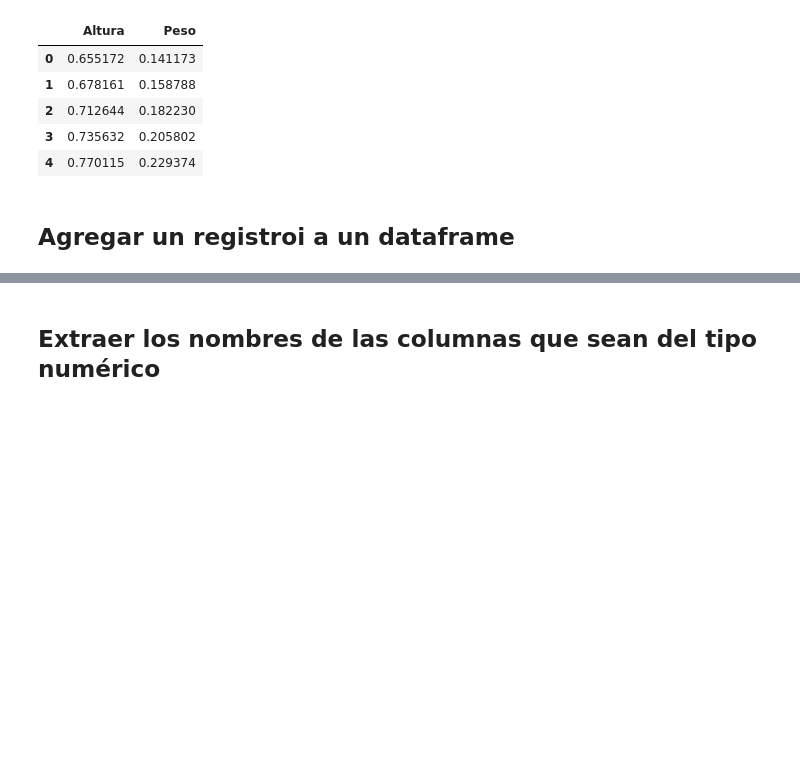
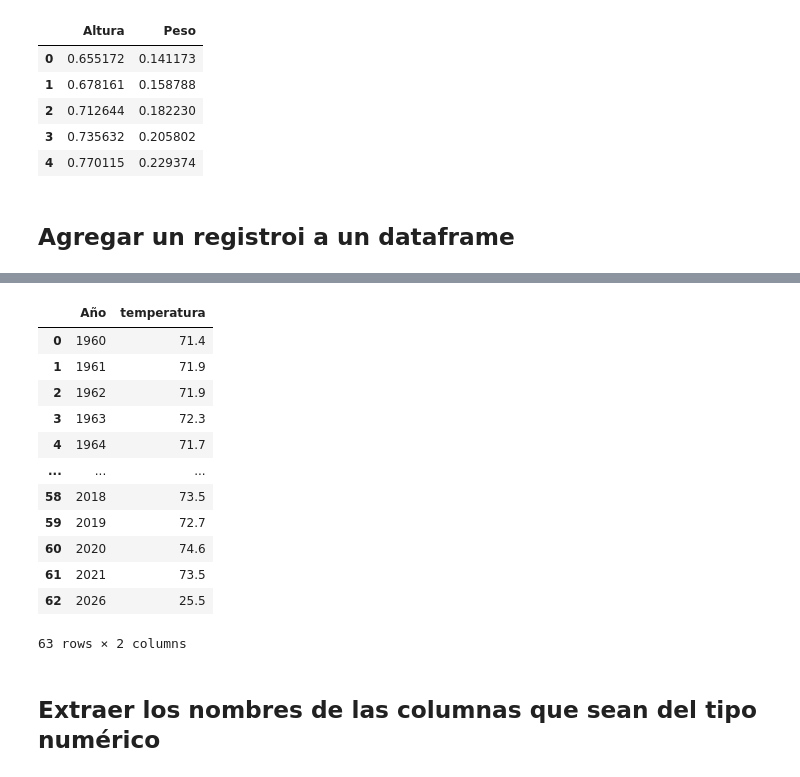
Before and after one commit to Vizuetcf09/desafio-programacion-python-ciencia-datos-3080127, a Jupyter notebook: desafio-programacion-python-ciencia-datos-3080127/02_procedimiento_y_analisis_de_datos/02_01_Correlacion_entre_dos_variables.ipynb, the cells around one changed output, grey strips where cells are left out. Cells and saved outputs as stored; diff of their text form; code cells hidden in the pictures; blank space fills up the shorter version.

```diff
--- a/desafio-programacion-python-ciencia-datos-3080127/02_procedimiento_y_analisis_de_datos/02_01_Correlacion_entre_dos_variables.ipynb
+++ b/desafio-programacion-python-ciencia-datos-3080127/02_procedimiento_y_analisis_de_datos/02_01_Correlacion_entre_dos_variables.ipynb
@@ -228,0 +239,5 @@ scaler_df.head()
+# %%
+### Code | Agregar un registro a un dataframe
+
+df = pd.read_csv('../data/temperaturas.csv', delimiter=";")
+df.head()
@@ -229,2 +251,21 @@ scaler_df.head()
+# %%
+new_data = {'Año': '2026', 'temperatura': 25.5}
+
+new_df = pd.concat([df, pd.DataFrame([new_data])], ignore_index=True)
+new_df
+# %% [output]
+|  | Año | temperatura |
+| 0 | 1960 | 71.4 |
+| 1 | 1961 | 71.9 |
+| 2 | 1962 | 71.9 |
+| 3 | 1963 | 72.3 |
+| 4 | 1964 | 71.7 |
+| ... | ... | ... |
+| 58 | 2018 | 73.5 |
+| 59 | 2019 | 72.7 |
+| 60 | 2020 | 74.6 |
+| 61 | 2021 | 73.5 |
+| 62 | 2026 | 25.5 |
+63 rows × 2 columns
 # %% [markdown]
 ## Extraer los nombres de las columnas que sean del tipo numérico
```
Also changed, not shown: parts of 23 cells of this notebook.
